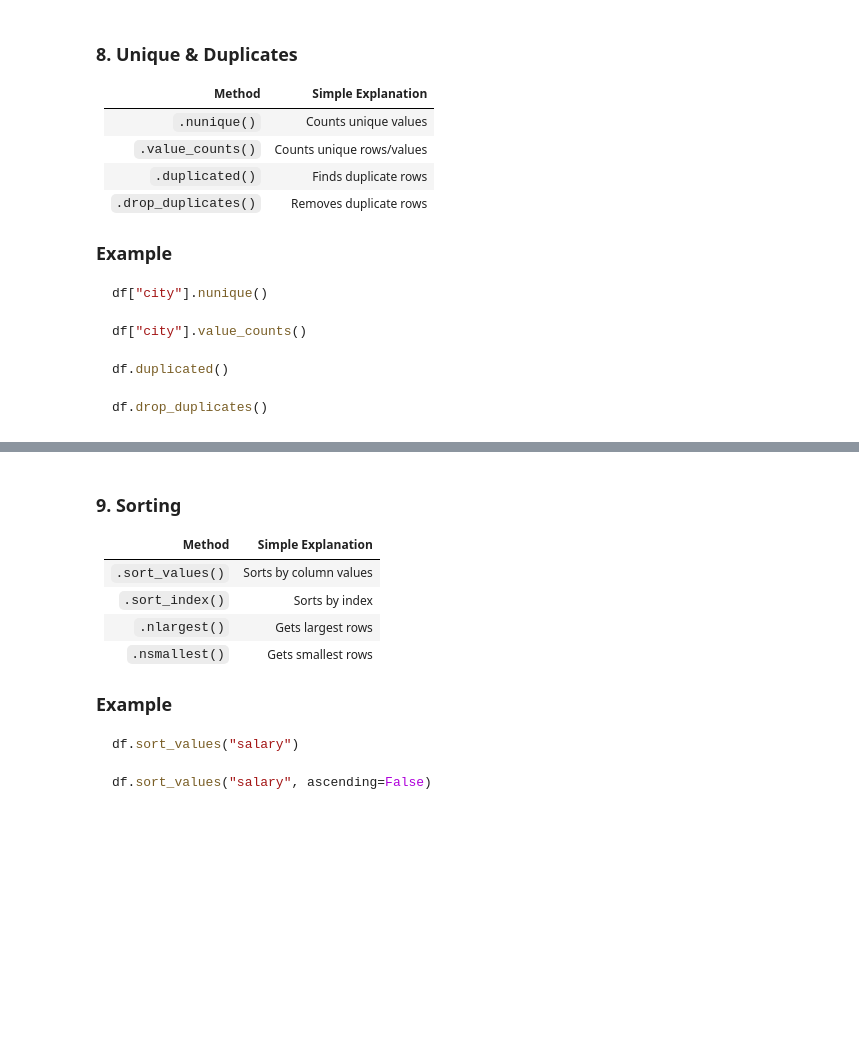
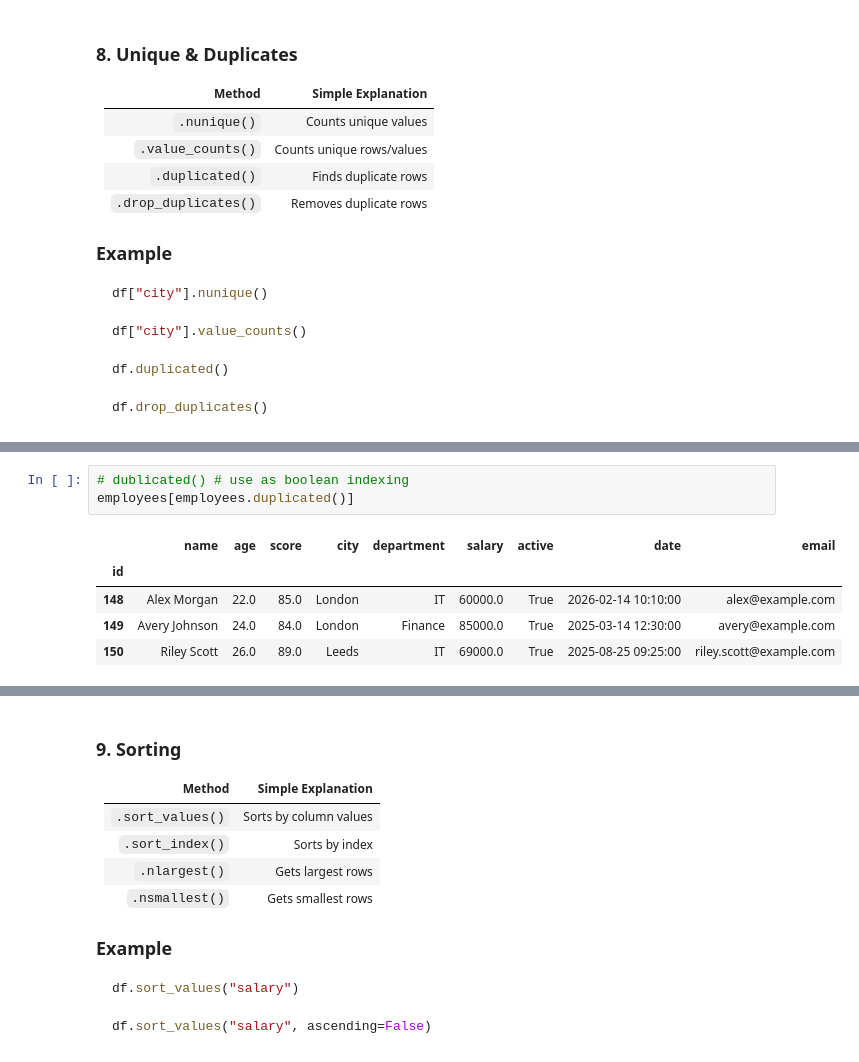
Before and after one commit to zaibgray/pandas, a Jupyter notebook: pandas.ipynb, the cells around one changed output, grey strips where cells are left out. Saved outputs shown, nothing was run; the diff lists cells and outputs as text; blank space fills up the shorter version.

```diff
--- a/pandas.ipynb
+++ b/pandas.ipynb
@@ -2367,0 +2509,9 @@ df.drop_duplicates()
+# %%
+# dublicated() # use as boolean indexing
+employees[employees.duplicated()]
+# %% [output]
+|  | name | age | score | city | department | salary | active | date | email |
+| id |  |  |  |  |  |  |  |  |  |
+| 148 | Alex Morgan | 22.0 | 85.0 | London | IT | 60000.0 | True | 2026-02-14 10:10:00 | alex@example.com |
+| 149 | Avery Johnson | 24.0 | 84.0 | London | Finance | 85000.0 | True | 2025-03-14 12:30:00 | avery@example.com |
+| 150 | Riley Scott | 26.0 | 89.0 | Leeds | IT | 69000.0 | True | 2025-08-25 09:25:00 | riley.scott@example.com |
```
Also changed, not shown: parts of 10 cells of this notebook.
